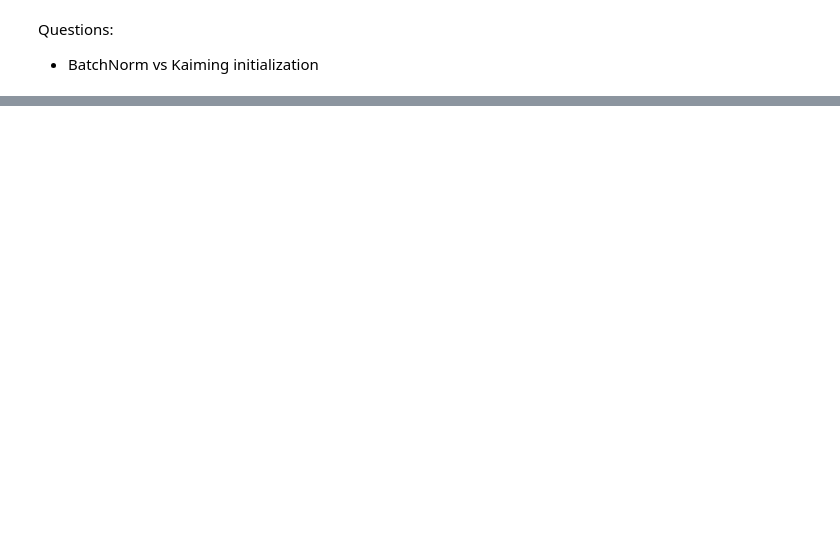
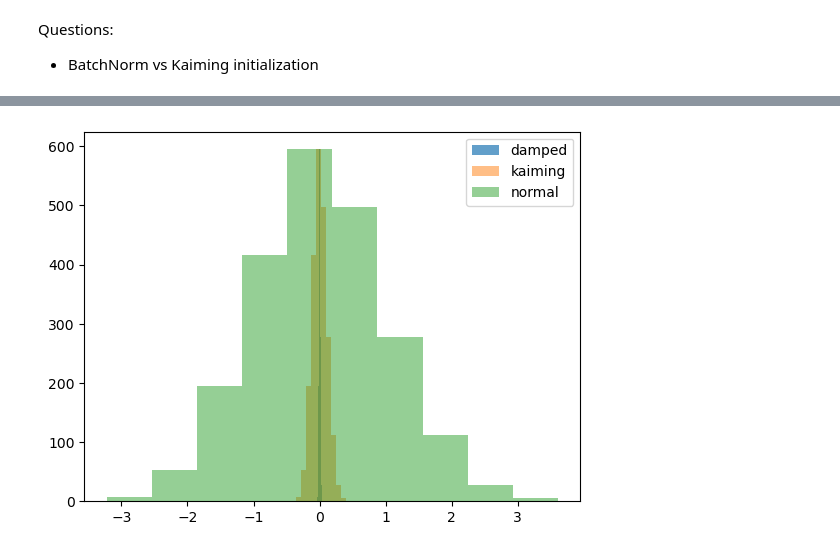
Before and after one commit to osamja/zero-to-hero, a Jupyter notebook: lecture_4_activation_gradients.ipynb, the cells around one changed output, grey strips where cells are left out. Saved outputs shown, nothing was run; the diff lists cells and outputs as text; code cells hidden in the pictures; blank space fills up the shorter version.

```diff
--- a/lecture_4_activation_gradients.ipynb
+++ b/lecture_4_activation_gradients.ipynb
@@ -1847,0 +1855,17 @@ Questions:
+# %%
+fan_in = 27*3
+fan_out = 27
+rand_normal_dist = torch.randn((fan_in, fan_out))
+
+kaiming_weight = rand_normal_dist / fan_in**0.5  # Kaiming initialization
+damped_weight = rand_normal_dist * 0.01           # damped weight initialization
+weight = rand_normal_dist
+
+# Plot multiple histograms on the same plot of the normalized weights
+plt.hist(damped_weight.flatten(), alpha=0.7, label='damped')
+plt.hist(kaiming_weight.flatten(), alpha=0.5, label='kaiming')
+plt.hist(weight.flatten(), alpha=0.5, label='normal')
+plt.legend(loc='upper right')
+plt.show()
+# %% [output]
+[figure, added]
```
Also changed, not shown: parts of 23 cells of this notebook, 1 other file.
